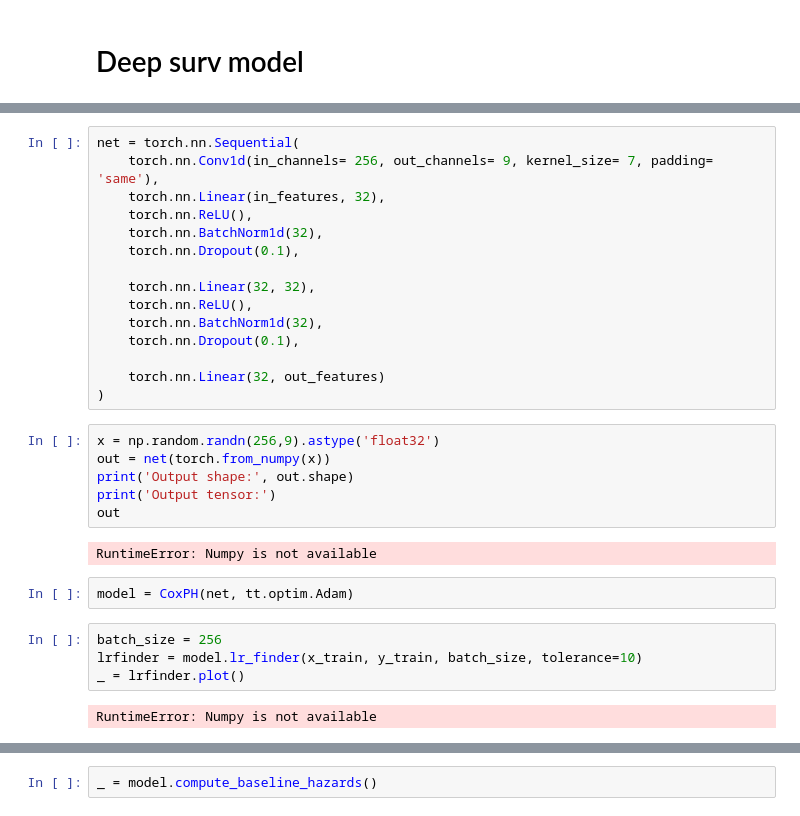
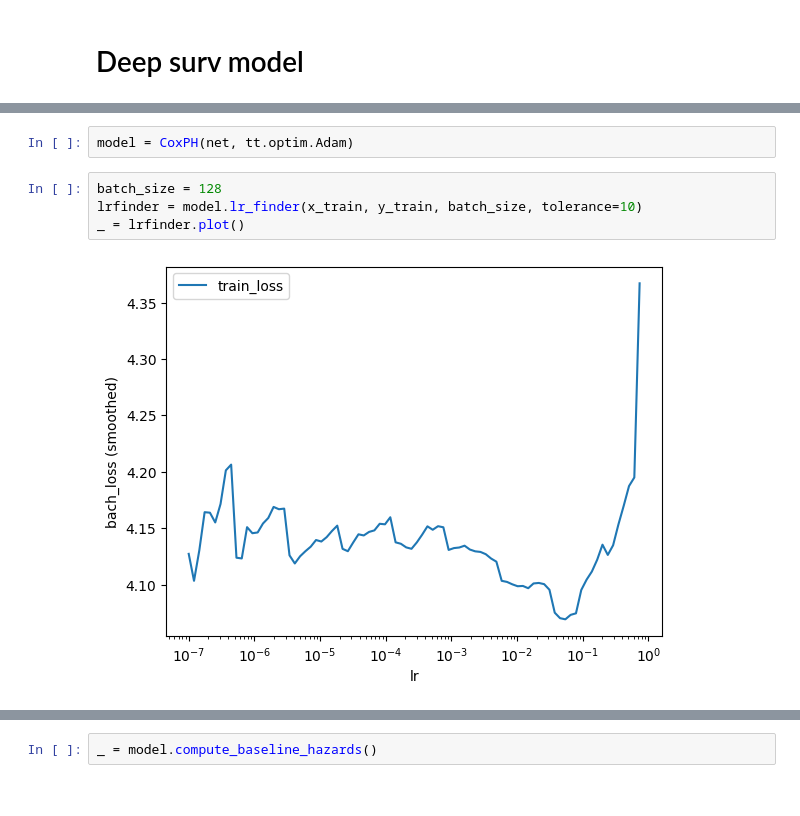
Before and after one commit to Zernez/PredictiveMaintenance, a Jupyter notebook: deep_surv.ipynb, the cells around one changed output, grey strips where cells are left out. Saved outputs shown, nothing was run; the diff lists cells and outputs as text.

```diff
--- a/deep_surv.ipynb
+++ b/deep_surv.ipynb
@@ -111,37 +144,14 @@ class Net(torch.nn.Module):
         x = self.forward(x_tensor)
         return x
 net = Net()
-# %%
-net = torch.nn.Sequential(
-    torch.nn.Conv1d(in_channels= 256, out_channels= 9, kernel_size= 7, padding= 'same'),
-    torch.nn.Linear(in_features, 32),
-    torch.nn.ReLU(),
-    torch.nn.BatchNorm1d(32),
-    torch.nn.Dropout(0.1),
-
-    torch.nn.Linear(32, 32),
-    torch.nn.ReLU(),
-    torch.nn.BatchNorm1d(32),
-    torch.nn.Dropout(0.1),
-
-    torch.nn.Linear(32, out_features)
-)
-# %%
-x = np.random.randn(256,9).astype('float32')
-out = net(torch.from_numpy(x))
-print('Output shape:', out.shape)
-print('Output tensor:')
-out
-# %% [output]
-RuntimeError: Numpy is not available
 # %%
 model = CoxPH(net, tt.optim.Adam)
 # %%
-batch_size = 256
+batch_size = 128
 lrfinder = model.lr_finder(x_train, y_train, batch_size, tolerance=10)
 _ = lrfinder.plot()
 # %% [output]
-RuntimeError: Numpy is not available
+[figure, added]
 # %%
 lrfinder.get_best_lr()
 # %% [output]
```
Also changed, not shown: parts of 17 cells of this notebook, 6 other files.
